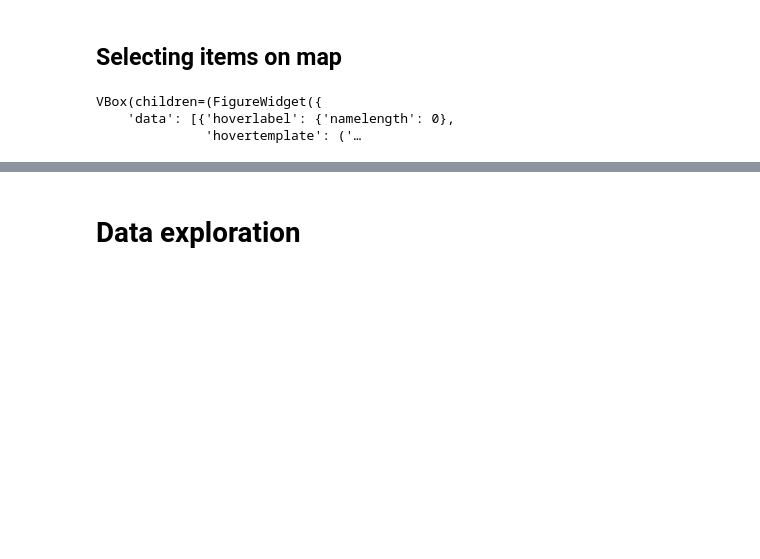
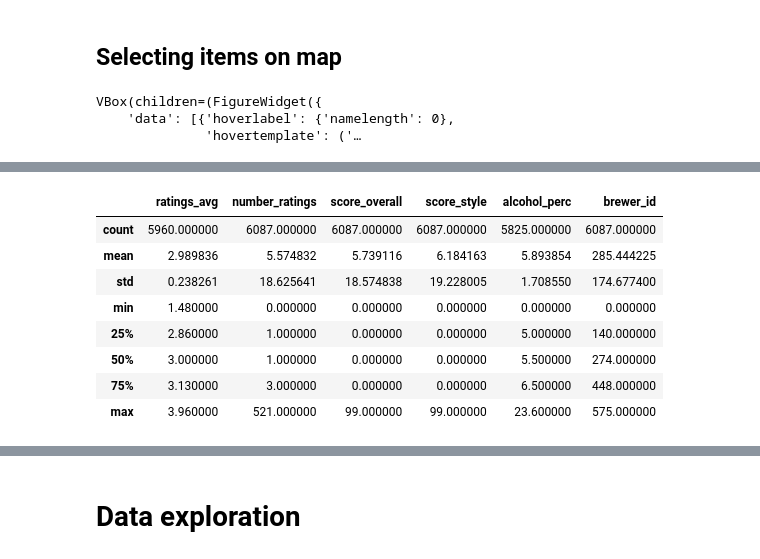
Before and after one commit to nrbernier/swiss-beer-map, a Jupyter notebook: swiss-beer-map.ipynb, the cells around one changed output, grey strips where cells are left out. Drawn from its saved outputs; the diff is of its cells as text; code cells hidden in the pictures; blank space fills up the shorter version.

```diff
--- a/swiss-beer-map.ipynb
+++ b/swiss-beer-map.ipynb
@@ -941,0 +1123,12 @@ VBox(children=(FigureWidget({
+# %%
+beers_rb_df.describe()
+# %% [output]
+|  | ratings_avg | number_ratings | score_overall | score_style | alcohol_perc | brewer_id |
+| count | 5960.000000 | 6087.000000 | 6087.000000 | 6087.000000 | 5825.000000 | 6087.000000 |
+| mean | 2.989836 | 5.574832 | 5.739116 | 6.184163 | 5.893854 | 285.444225 |
+| std | 0.238261 | 18.625641 | 18.574838 | 19.228005 | 1.708550 | 174.677400 |
+| min | 1.480000 | 0.000000 | 0.000000 | 0.000000 | 0.000000 | 0.000000 |
+| 25% | 2.860000 | 1.000000 | 0.000000 | 0.000000 | 5.000000 | 140.000000 |
+| 50% | 3.000000 | 1.000000 | 0.000000 | 0.000000 | 5.500000 | 274.000000 |
+| 75% | 3.130000 | 3.000000 | 0.000000 | 0.000000 | 6.500000 | 448.000000 |
+| max | 3.960000 | 521.000000 | 99.000000 | 99.000000 | 23.600000 | 575.000000 |
```
Also changed, not shown: parts of 17 cells of this notebook.
